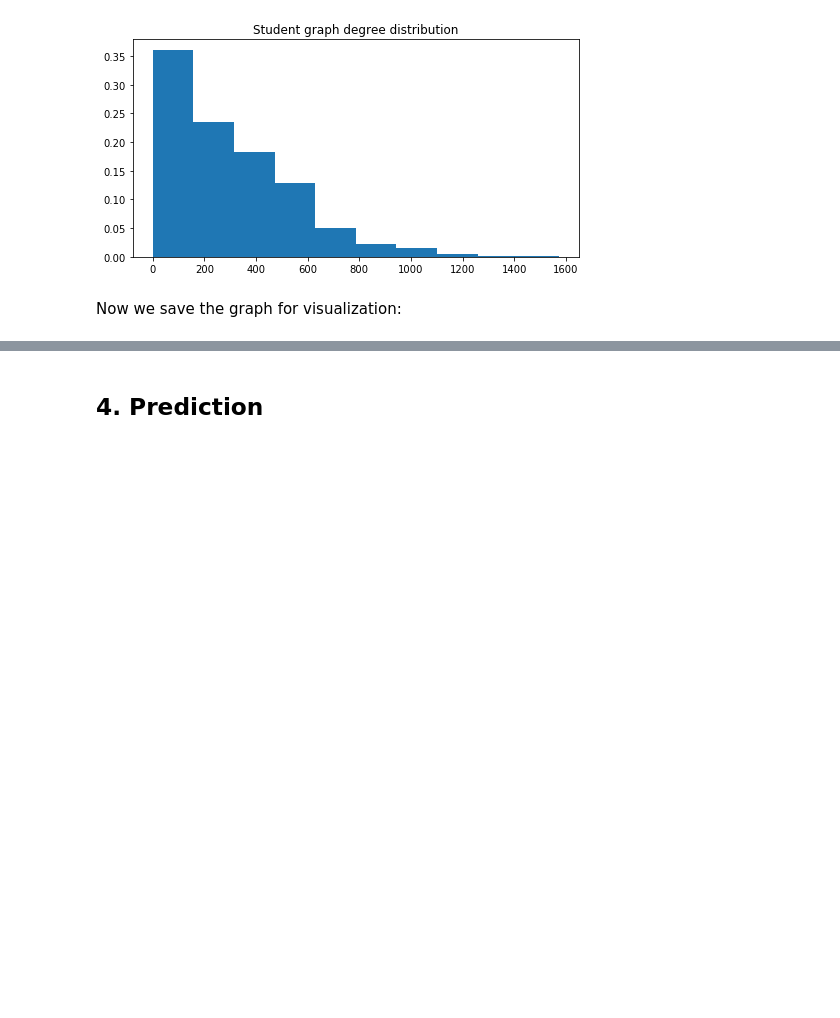
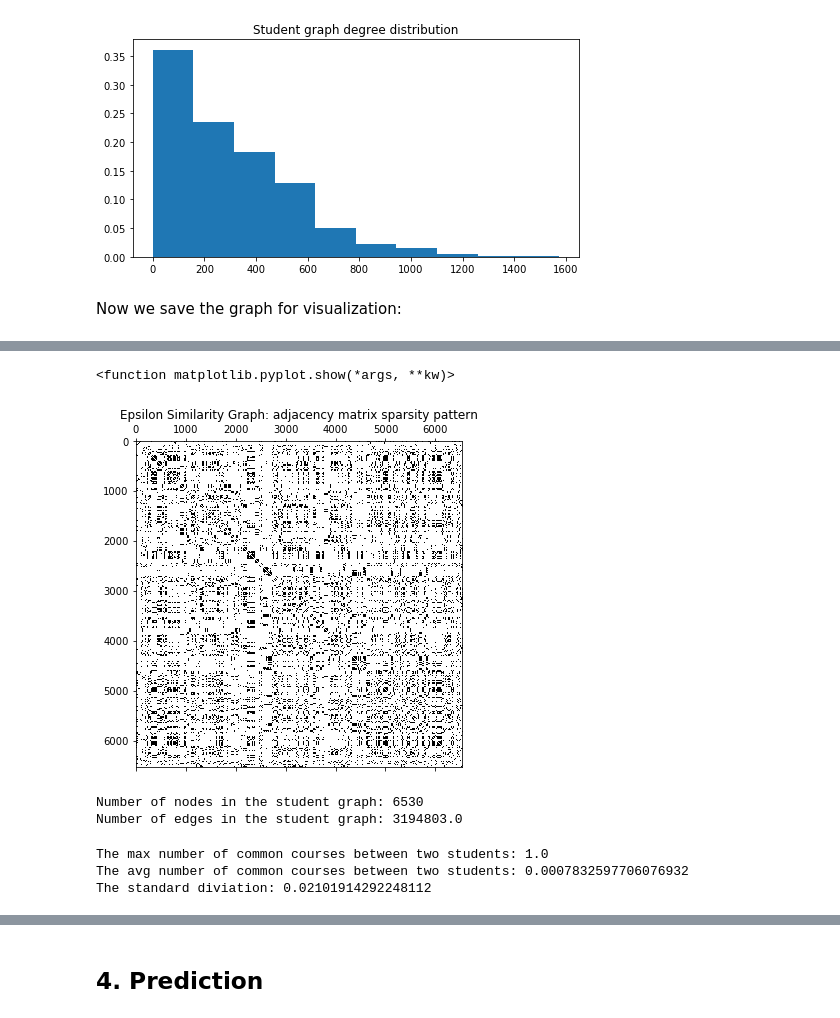
Before and after one commit to jm-x-1/NTDS_2019_PROJECT_TEAM_1, a Jupyter notebook: Source/team_1_main.ipynb, the cells around one changed output, grey strips where cells are left out. Drawn from its saved outputs; the diff is of its cells as text; code cells hidden in the pictures; blank space fills up the shorter version.

```diff
--- a/Source/team_1_main.ipynb
+++ b/Source/team_1_main.ipynb
@@ -653,0 +662,15 @@ nx.write_gexf(G_student, "gephi/student_student_graph.gexf")
+# %%
+distances = squareform(pdist(stu_TSNE_2d, 'euclidean'))
+
+# Build the RBF Kernel
+sigma = 1
+A_students_e = np.exp(-1 * (distances**2) / (2 * sigma**2))
+
+# Sparsify
+x = np.sort(A_students_e.flatten(), axis = None)
+epsilon = np.quantile(x, 0.85) #0.85 is working good
+print(f"epsilon is: {epsilon}")
+A_students_e[A_students_e < epsilon] = 0
+
+np.fill_diagonal(A_students_e, 0)
+A_students_e
@@ -653,0 +692,27 @@ nx.write_gexf(G_student, "gephi/student_student_graph.gexf")
+# %%
+plt.figure(1, figsize=(6, 6))
+plt.title('Epsilon Similarity Graph: adjacency matrix sparsity pattern')
+plt.spy(A_students_e)
+plt.show
+# %% [output]
+<function matplotlib.pyplot.show(*args, **kw)>
+[figure, added]
+# %%
+num_nodes = A_students_e.shape[0]
+print(f"Number of nodes in the student graph: {num_nodes}")
+num_edges = np.count_nonzero(A_students_e) / 2
+print(f"Number of edges in the student graph: {num_edges}")
+# %% [output]
+Number of nodes in the student graph: 6530
+Number of edges in the student graph: 3194803.0
+# %%
+max_weight = A_students_e.max()
+print(f"The max number of common courses between two students: {max_weight}")
+avg_weight = A_students_e.mean()
+print(f"The avg number of common courses between two students: {avg_weight}")
+std_weight = A_students_e.std()
+print(f"The standard diviation: {std_weight}")
+# %% [output]
+The max number of common courses between two students: 1.0
+The avg number of common courses between two students: 0.0007832597706076932
+The standard diviation: 0.02101914292248112
```
Also changed, not shown: parts of 31 cells of this notebook, 1 other file.
